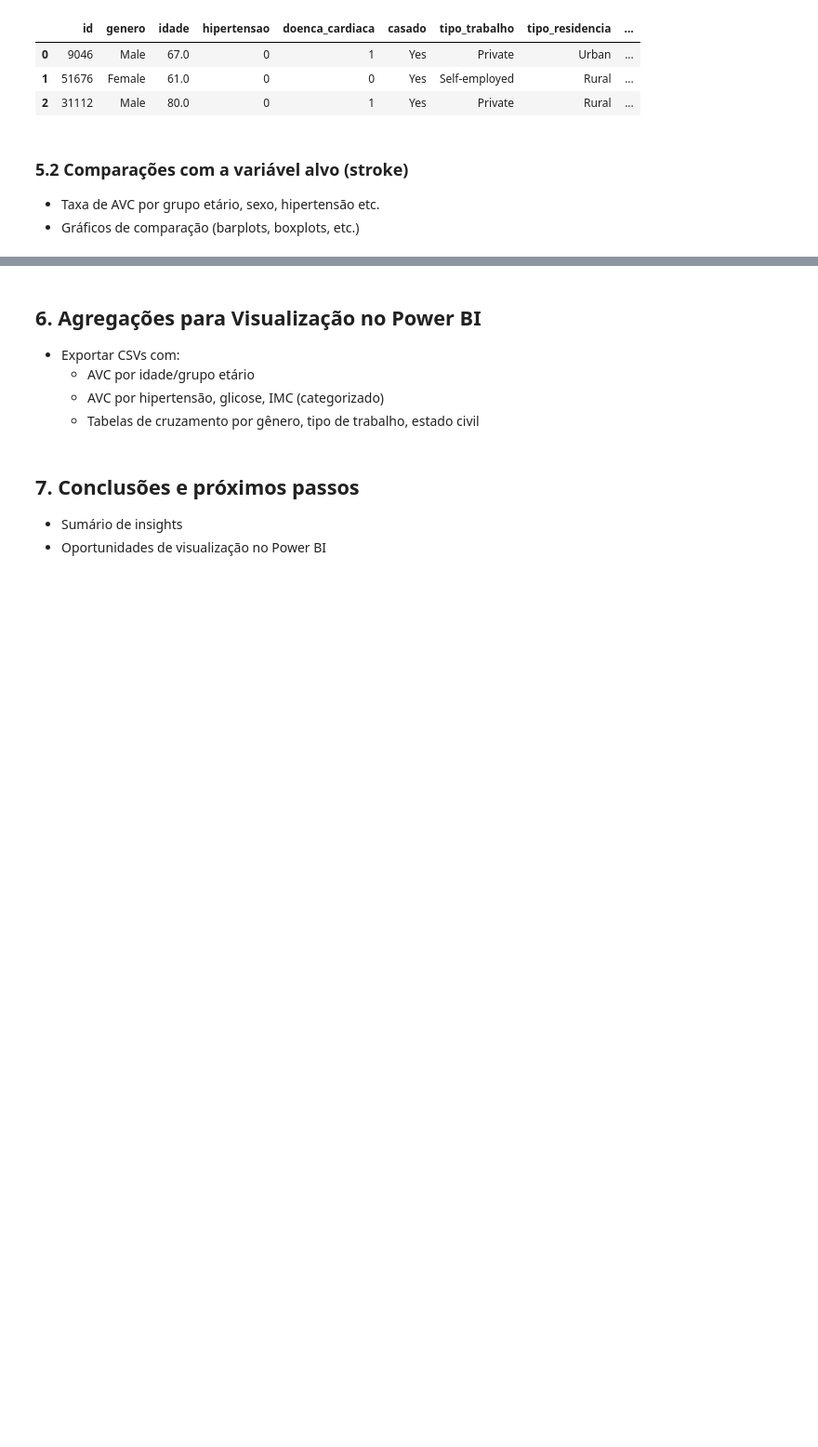
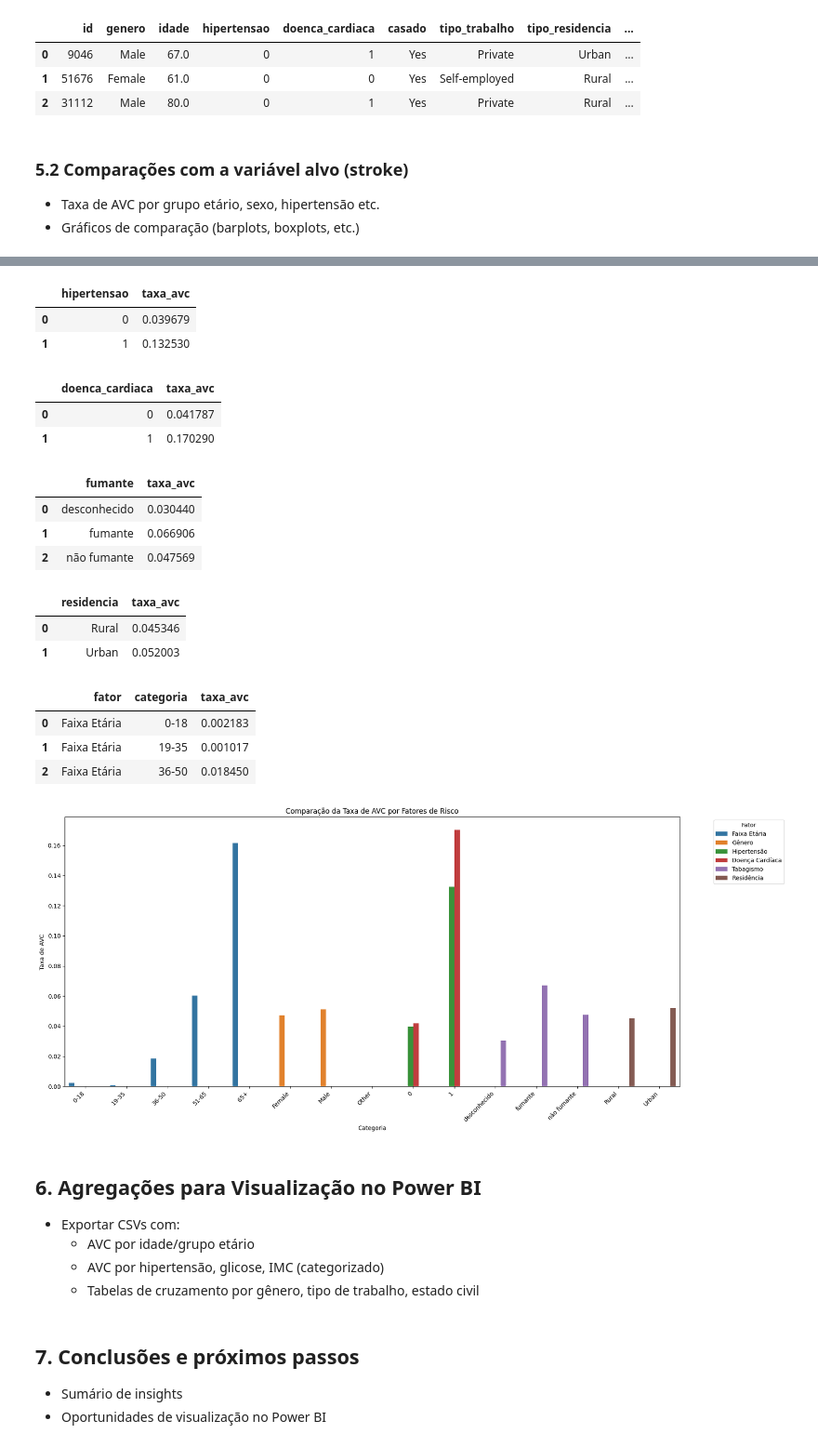
Before and after one commit to danoliveiraed/portfolio-projects, a Jupyter notebook: stroke-risk-analysis/notebooks/stroke_analysis.ipynb, the cells around one changed output, grey strips where cells are left out. Shown: that part at 93% size. Cells and saved outputs as stored; diff of their text form; code cells hidden in the pictures; blank space fills up the shorter version.

```diff
--- a/stroke-risk-analysis/notebooks/stroke_analysis.ipynb
+++ b/stroke-risk-analysis/notebooks/stroke_analysis.ipynb
@@ -219,3 +242,77 @@ dado.head(3)
+# %%
+#agregação por hipertensao
+df_avc_hipertensao = dado.groupby('hipertensao')['avc'].mean().reset_index()
+df_avc_hipertensao.columns = ['hipertensao', 'taxa_avc']
+df_avc_hipertensao
+# %% [output]
+|  | hipertensao | taxa_avc |
+| 0 | 0 | 0.039679 |
+| 1 | 1 | 0.132530 |
+# %%
+#agregação por doença cardiaca
+df_avc_cardiaco = dado.groupby('doenca_cardiaca')['avc'].mean().reset_index()
+df_avc_cardiaco.columns = ['doenca_cardiaca', 'taxa_avc']
+df_avc_cardiaco
+# %% [output]
+|  | doenca_cardiaca | taxa_avc |
+| 0 | 0 | 0.041787 |
+| 1 | 1 | 0.170290 |
+# %%
+#agregação por tabagista simples
+df_avc_tabagista = dado.groupby('fumante_simples')['avc'].mean().reset_index()
+df_avc_tabagista.columns = ['fumante', 'taxa_avc']
+df_avc_tabagista
+# %% [output]
+|  | fumante | taxa_avc |
+| 0 | desconhecido | 0.030440 |
+| 1 | fumante | 0.066906 |
+| 2 | não fumante | 0.047569 |
+# %%
+#agregação por tipo de residência
+df_avc_residencia = dado.groupby('tipo_residencia')['avc'].mean().reset_index()
+df_avc_residencia.columns = ['residencia', 'taxa_avc']
+df_avc_residencia
+# %% [output]
+|  | residencia | taxa_avc |
+| 0 | Rural | 0.045346 |
+| 1 | Urban | 0.052003 |
+# %%
+def preparar_df(df, coluna_categoria, nome_fator):
+    df_ = df.rename(columns={coluna_categoria: 'categoria'})
+    df_['fator'] = nome_fator
+    return df_[['fator', 'categoria', 'taxa_avc']]
+# %%
+# Aplicar nos seus DataFrames já existentes
+df_faixa = preparar_df(df_avc_faixa_etaria, 'faixa_etaria', 'Faixa Etária')
+df_genero = preparar_df(df_avc_genero, 'genero', 'Gênero')
+df_hiper = preparar_df(df_avc_hipertensao, 'hipertensao', 'Hipertensão')
+df_cardio = preparar_df(df_avc_cardiaco, 'doenca_cardiaca', 'Doença Cardíaca')
+df_tabaco = preparar_df(df_avc_tabagista, 'fumante', 'Tabagismo')
+df_resid = preparar_df(df_avc_residencia, 'residencia', 'Residência')
+# %%
+# Juntar todos
+df_comparativo = pd.concat([df_faixa, df_genero, df_hiper,
+                            df_cardio, df_tabaco, df_resid], ignore_index=True)
+df_comparativo.head(3)
+# %% [output]
+|  | fator | categoria | taxa_avc |
+| 0 | Faixa Etária | 0-18 | 0.002183 |
+| 1 | Faixa Etária | 19-35 | 0.001017 |
+| 2 | Faixa Etária | 36-50 | 0.018450 |
+# %%
+# Plotar
+plt.figure(figsize=(18, 8))
+sns.barplot(data=df_comparativo, x='categoria', y='taxa_avc', hue='fator')
+
+plt.title('Comparação da Taxa de AVC por Fatores de Risco')
+plt.ylabel('Taxa de AVC')
+plt.xlabel('Categoria')
+plt.xticks(rotation=45, ha='right')
+plt.legend(title='Fator', bbox_to_anchor=(1.05, 1), loc='upper left')
+plt.tight_layout()
+plt.show()
+# %% [output]
+[figure, added]
 # %% [markdown]
 ## 6. Agregações para Visualização no Power BI
 - Exportar CSVs com:
```
Also changed, not shown: parts of 4 cells of this notebook.
